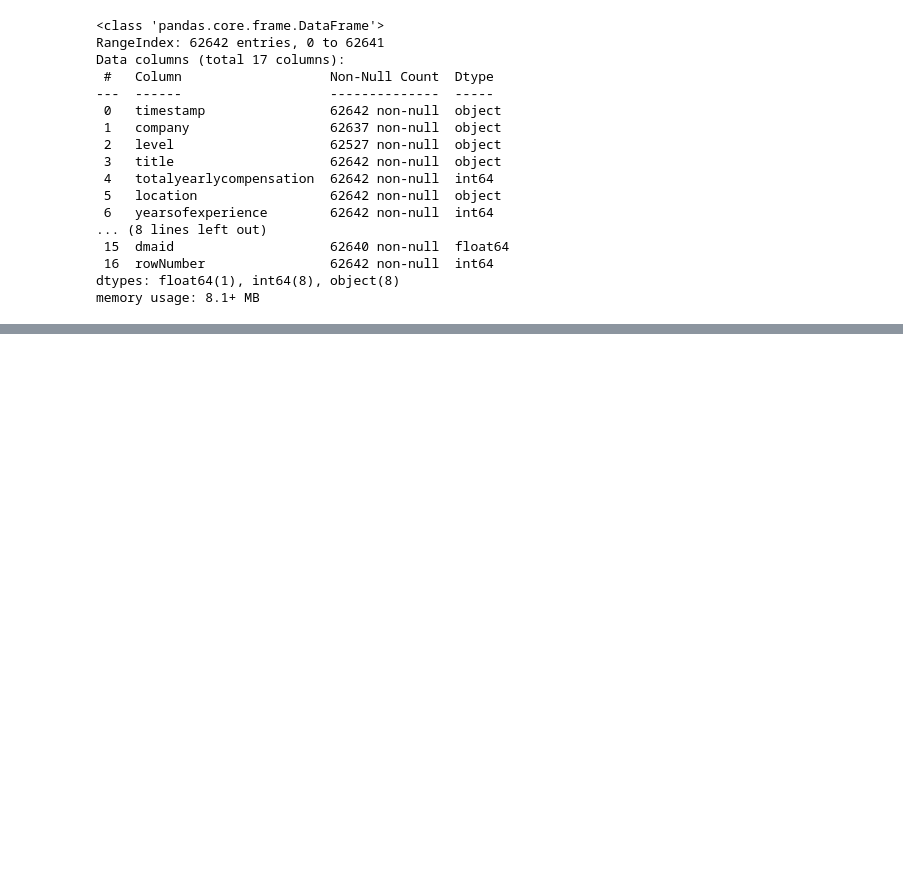
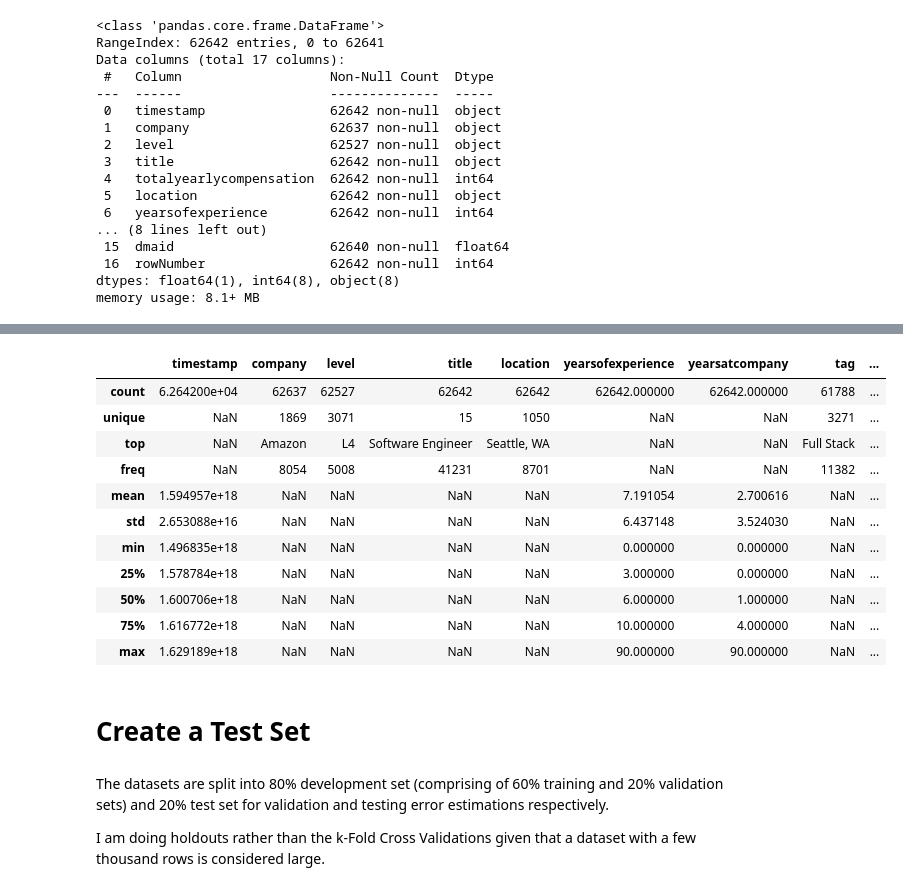
Before and after one commit to bowei-yu/artificial_intelligence, a Jupyter notebook: ai1/labs/ai1.ipynb, the cells around one changed output, grey strips where cells are left out. Saved outputs shown, nothing was run; the diff lists cells and outputs as text; code cells hidden in the pictures; blank space fills up the shorter version.

```diff
--- a/ai1/labs/ai1.ipynb
+++ b/ai1/labs/ai1.ipynb
@@ -133,3 +155,24 @@ for feature in nominal_features:
+# %%
+df.describe(datetime_is_numeric=True, include="all")
+# %% [output]
+|  | timestamp | company | level | title | location | yearsofexperience | yearsatcompany | tag | ... |
+| count | 6.264200e+04 | 62637 | 62527 | 62642 | 62642 | 62642.000000 | 62642.000000 | 61788 | ... |
+| unique | NaN | 1869 | 3071 | 15 | 1050 | NaN | NaN | 3271 | ... |
+| top | NaN | Amazon | L4 | Software Engineer | Seattle, WA | NaN | NaN | Full Stack | ... |
+| freq | NaN | 8054 | 5008 | 41231 | 8701 | NaN | NaN | 11382 | ... |
+| mean | 1.594957e+18 | NaN | NaN | NaN | NaN | 7.191054 | 2.700616 | NaN | ... |
+| std | 2.653088e+16 | NaN | NaN | NaN | NaN | 6.437148 | 3.524030 | NaN | ... |
+| min | 1.496835e+18 | NaN | NaN | NaN | NaN | 0.000000 | 0.000000 | NaN | ... |
+| 25% | 1.578784e+18 | NaN | NaN | NaN | NaN | 3.000000 | 0.000000 | NaN | ... |
+| 50% | 1.600706e+18 | NaN | NaN | NaN | NaN | 6.000000 | 1.000000 | NaN | ... |
+| 75% | 1.616772e+18 | NaN | NaN | NaN | NaN | 10.000000 | 4.000000 | NaN | ... |
+| max | 1.629189e+18 | NaN | NaN | NaN | NaN | 90.000000 | 90.000000 | NaN | ... |
+# %% [markdown]
+<h1>Create a Test Set</h1>
+# %% [markdown]
+The datasets are split into 80% development set (comprising of 60% training and 20% validation sets) and 20% test set for validation and testing error estimations respectively.
+
+I am doing holdouts rather than the k-Fold Cross Validations given that a dataset with a few thousand rows is considered large.
 # %%
 # Split off the test set: 20% of the dataset.
 dev_df, test_df = train_test_split(df, train_size=0.8, random_state=2)
```
Also changed, not shown: parts of 34 cells of this notebook.
